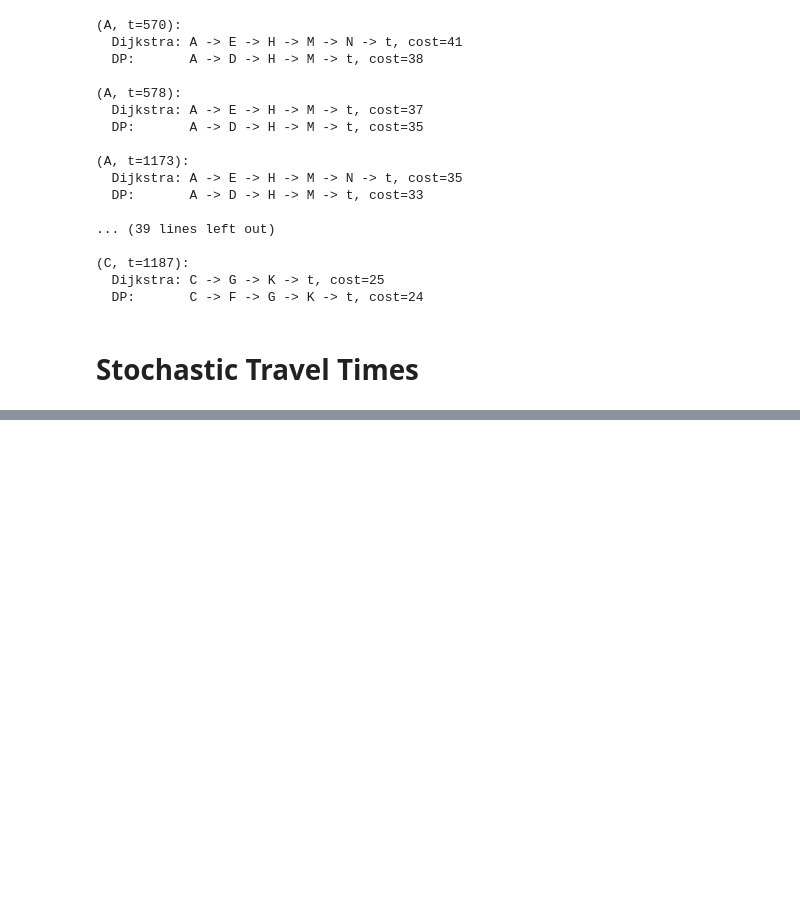
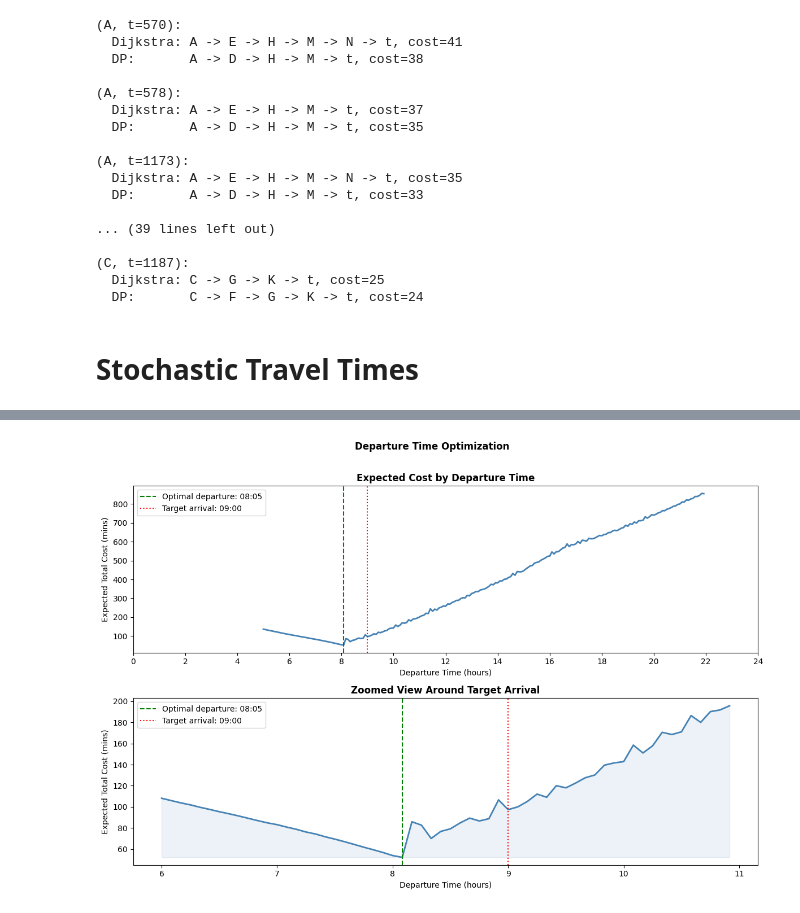
Before and after one commit to Kymapo/ISE754, a Jupyter notebook: Traffic Network Practice.ipynb, the cells around one changed output, grey strips where cells are left out. Drawn from its saved outputs; the diff is of its cells as text; code cells hidden in the pictures; blank space fills up the shorter version.

```diff
--- a/Traffic Network Practice.ipynb
+++ b/Traffic Network Practice.ipynb
@@ -778,0 +883,10 @@ plt.show()
+# %%
+def on_time_rate(costs, departure_time, target_arrival):
+    on_time = sum(1 for c in costs if c + departure_time <= target_arrival)
+    return on_time / len(costs)
+
+targets = {
+    8*60:  8*60 + 50,   # depart 8am, target 9am
+    12*60: 12*60 + 35,  # depart 12pm, target 12:45pm
+    17*60: 17*60 + 45,  # depart 5pm, target 6pm
+}
@@ -778,0 +912,10 @@ plt.show()
+# %%
+# Schedule delay parameters
+T_star = 9 * 60    # desired arrival time: 9am (540 minutes)
+alpha = 0.5        # cost per minute early
+beta = 1.0         # cost per minute late (late is worse) # don't make too big or will cause cost explosion
+
+def schedule_delay(arrival_time):
+    early = max(T_star - arrival_time, 0)
+    late = max(arrival_time - T_star, 0)
+    return alpha * early + beta * late
@@ -778,0 +952,56 @@ plt.show()
+# %%
+departure_range = range(5*60, 22*60, 5)  # every 5 minutes, during non free flow hours
+
+expected_costs = [V_sd[('s', t)] for t in departure_range]
+best_t = min(departure_range, key=lambda t: V_sd[('s', t)])
+best_cost = V_sd[('s', best_t)]
+
+fig, axes = plt.subplots(2, 1, figsize=(12, 8))
+
+# top plot: full cost curve
+axes[0].plot([t/60 for t in departure_range], expected_costs,
+             color='steelblue', linewidth=2)
+axes[0].axvline(best_t/60, color='green', linestyle='--', linewidth=1.5,
+                label=f'Optimal departure: {best_t//60:02d}:{best_t%60:02d}')
+axes[0].axvline(T_star/60, color='red', linestyle=':', linewidth=1.5,
+                label=f'Target arrival: {T_star//60:02d}:{T_star%60:02d}')
+axes[0].set_xlabel('Departure Time (hours)')
+axes[0].set_ylabel('Expected Total Cost (mins)')
+axes[0].set_title('Expected Cost by Departure Time', fontweight='bold')
+axes[0].legend()
+axes[0].set_xticks(range(0, 25, 2))
+
+# bottom plot: zoom into the interesting window around T_star
+window_start = max(0, T_star - 3*60)
+window_end = min(1440, T_star + 2*60)
+window_range = range(window_start, window_end, 5)
+window_costs = [V_sd[('s', t)] for t in window_range]
+
+axes[1].plot([t/60 for t in window_range], window_costs,
+             color='steelblue', linewidth=2)
+axes[1].axvline(best_t/60, color='green', linestyle='--', linewidth=1.5,
+                label=f'Optimal departure: {best_t//60:02d}:{best_t%60:02d}')
+axes[1].axvline(T_star/60, color='red', linestyle=':', linewidth=1.5,
+                label=f'Target arrival: {T_star//60:02d}:{T_star%60:02d}')
+axes[1].fill_between([t/60 for t in window_range], window_costs,
+                      min(window_costs), alpha=0.1, color='steelblue')
+axes[1].set_xlabel('Departure Time (hours)')
+axes[1].set_ylabel('Expected Total Cost (mins)')
+axes[1].set_title('Zoomed View Around Target Arrival', fontweight='bold')
+axes[1].legend()
+
+fig.suptitle('Departure Time Optimization', fontweight='bold', y=1.01)
+plt.tight_layout()
+plt.show()
+
+# print summary
+print(f"Optimal departure time: {best_t//60:02d}:{best_t%60:02d}")
+print(f"Expected total cost at optimal departure: {best_cost:.2f} mins")
+print(f"Expected arrival time: {(best_t + best_cost)//60:.0f}:{(best_t + best_cost)%60:.0f}")
+print(f"Target arrival time: {T_star//60:02d}:{T_star%60:02d}")
+
+# show optimal path
+optimal_path = extract_path(policy_sd, 's', best_t)
+print(f"Optimal path: {' -> '.join(optimal_path)}")
+# %% [output]
+[figure, added]
```
Also changed, not shown: parts of 13 cells of this notebook.
